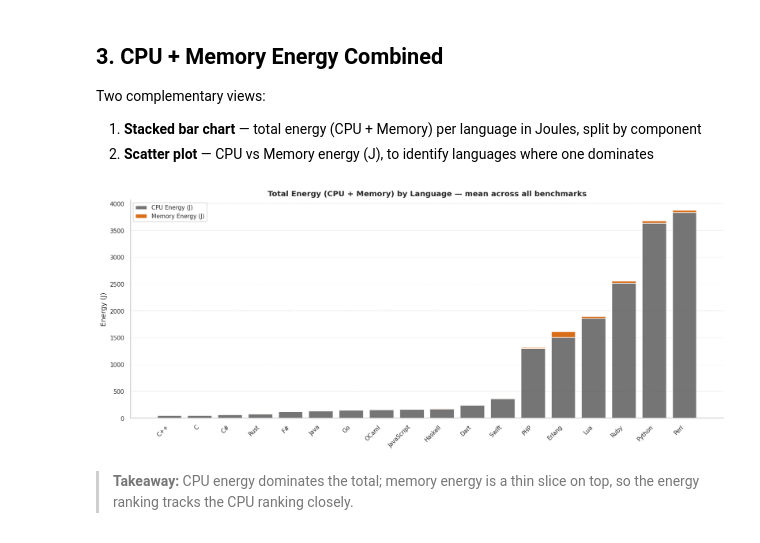
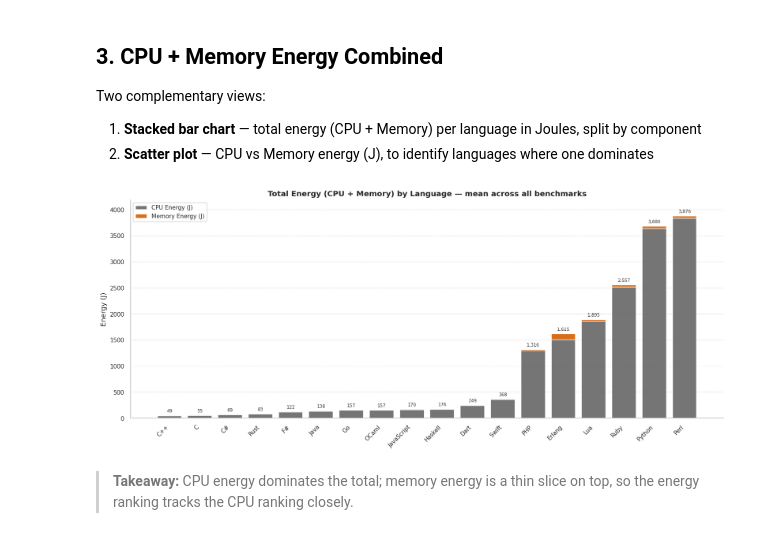
Before and after one commit to brandao07/mthesis, a Jupyter notebook: notebooks/v2/02_energy_analysis_v2.ipynb, the cells around one changed output. Saved outputs shown, nothing was run; the diff lists cells and outputs as text; code cells hidden in the pictures.

```diff
--- a/notebooks/v2/02_energy_analysis_v2.ipynb
+++ b/notebooks/v2/02_energy_analysis_v2.ipynb
@@ -156,23 +156,31 @@ Two complementary views:
 # %%
 agg = lang_means([COL_CPU_ENERGY, COL_MEM_ENERGY])
 agg = agg.sort_values(COL_CPU_ENERGY)
 agg['paradigm'] = agg.index.map(PARADIGM)
 
 fig, ax = plt.subplots(figsize=(14, 6))
 x = np.arange(len(agg))
 ax.bar(x, agg[COL_CPU_ENERGY], label='CPU Energy (J)', color='#666666', alpha=0.9)
 ax.bar(x, agg[COL_MEM_ENERGY], bottom=agg[COL_CPU_ENERGY],
        label='Memory Energy (J)', color='#D55E00', alpha=0.9)
+
+# total (CPU + memory) labelled on top of each stacked bar
+totals = agg[COL_CPU_ENERGY] + agg[COL_MEM_ENERGY]
+for xi, t in zip(x, totals):
+    ax.text(xi, t + totals.max() * 0.01, f'{t:,.0f}',
+            ha='center', va='bottom', fontsize=7, color='#333333')
+ax.set_ylim(0, totals.max() * 1.08)
+
 ax.set_xticks(x)
 ax.set_xticklabels(agg.index, rotation=45, ha='right')
 ax.set_title('Total Energy (CPU + Memory) by Language — mean across all benchmarks', fontsize=12)
 ax.set_ylabel('Energy (J)')
 ax.legend()
 plt.tight_layout()
 ps.save_fig(fig, '02_total_energy_stacked')
 plt.show()
 # %% [output]
-[figure, old version]
+[figure, new version]
 # %% [markdown]
 > **Takeaway:** CPU energy dominates the total; memory energy is a thin slice on top, so the energy ranking tracks the CPU ranking closely.
 # %%
```
Also changed, not shown: parts of 1 cell of this notebook, 1 other file.
